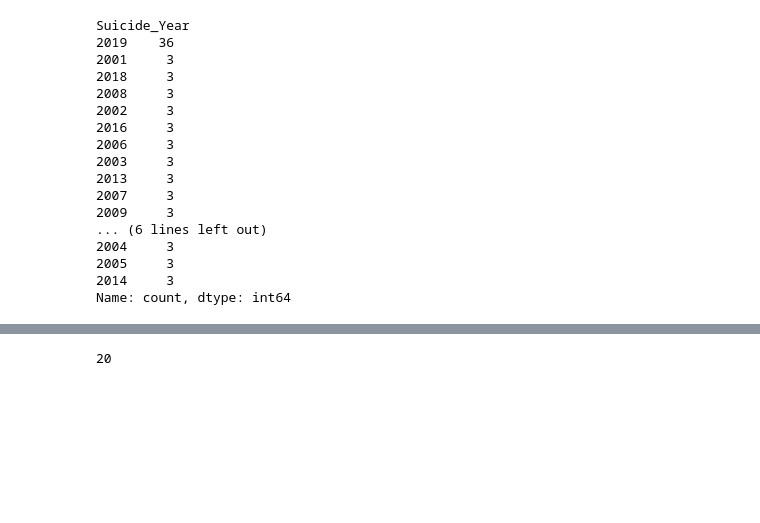
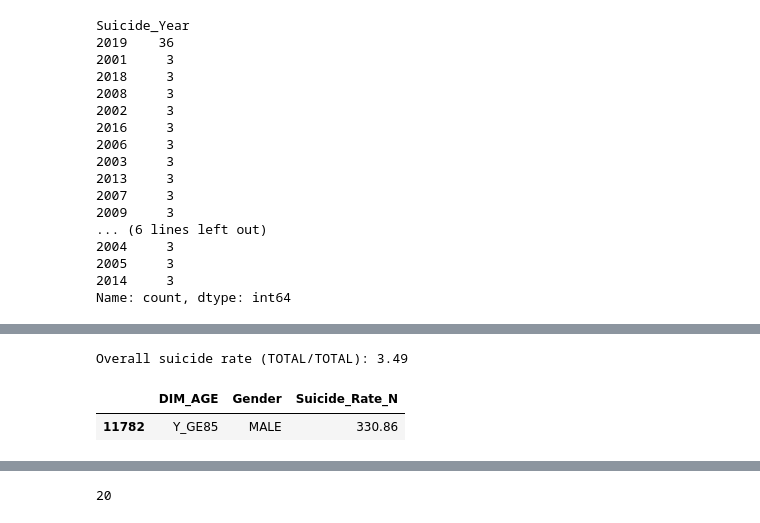
Before and after one commit to telehealthcareai/suicide-nigeria, a Jupyter notebook: DASHBOARD/explore/who_suicide.ipynb, the cells around one changed output, grey strips where cells are left out. Drawn from its saved outputs; the diff is of its cells as text; code cells hidden in the pictures; blank space fills up the shorter version.

Commit message:
gender with alarming suicide rate

```diff
--- a/DASHBOARD/explore/who_suicide.ipynb
+++ b/DASHBOARD/explore/who_suicide.ipynb
@@ -188,6 +188,19 @@ year_2019
 | 17082 | 16BBF41SDGSUICIDE | SDGSUICIDE | 16BBF41 | SDGSUICIDE | 2019 | YEAR | 566 | ... |
 | 17130 | 16BBF41SDGSUICIDE | SDGSUICIDE | 16BBF41 | SDGSUICIDE | 2019 | YEAR | 566 | ... |
 | 17251 | 16BBF41SDGSUICIDE | SDGSUICIDE | 16BBF41 | SDGSUICIDE | 2019 | YEAR | 566 | ... |
+# %%
+# Total suicide rate for both genders in all age categories for the year 2019
+total_rate_2019 = year_2019.loc[(year_2019["DIM_AGE"] == "TOTAL") & (year_2019["Gender"] == "TOTAL"), "Suicide_Rate_N"].iloc[0]
+total_rate_2019
+print(f"Overall suicide rate (TOTAL/TOTAL): {overall_rate}")
+# %% [output]
+Overall suicide rate (TOTAL/TOTAL): 3.49
+# %%
+# Which age group and gender has the most alarming (highest) suicide rate in the dataset?
+Nigerian_suicide_cases[Nigerian_suicide_cases["Suicide_Rate_N"] == Nigerian_suicide_cases["Suicide_Rate_N"].max()][["DIM_AGE", "Gender", "Suicide_Rate_N"]]
+# %% [output]
+|  | DIM_AGE | Gender | Suicide_Rate_N |
+| 11782 | Y_GE85 | MALE | 330.86 |
 # %%
 pivot = df.pivot_table(index="DIM_AGE", columns="Gender", values="Suicide_Rate_N")
 (pivot["MALE"] - pivot["FEMALE"]).plot(kind="bar")
```
